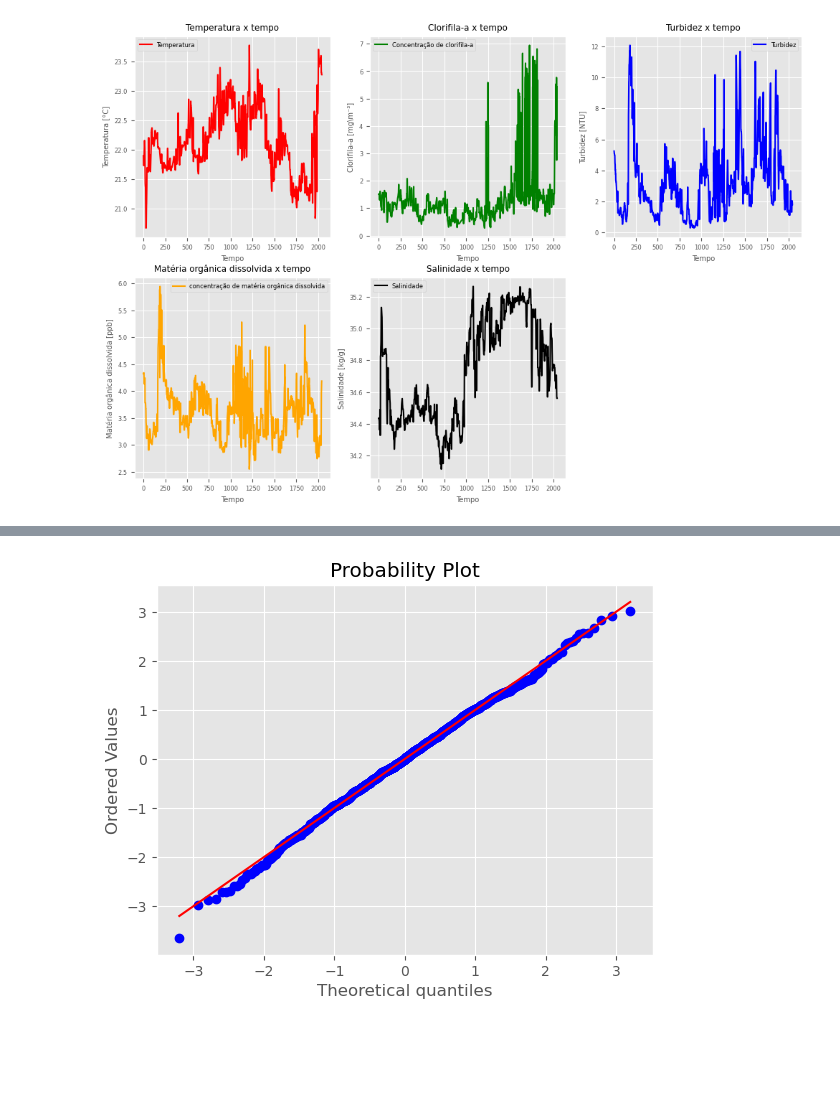
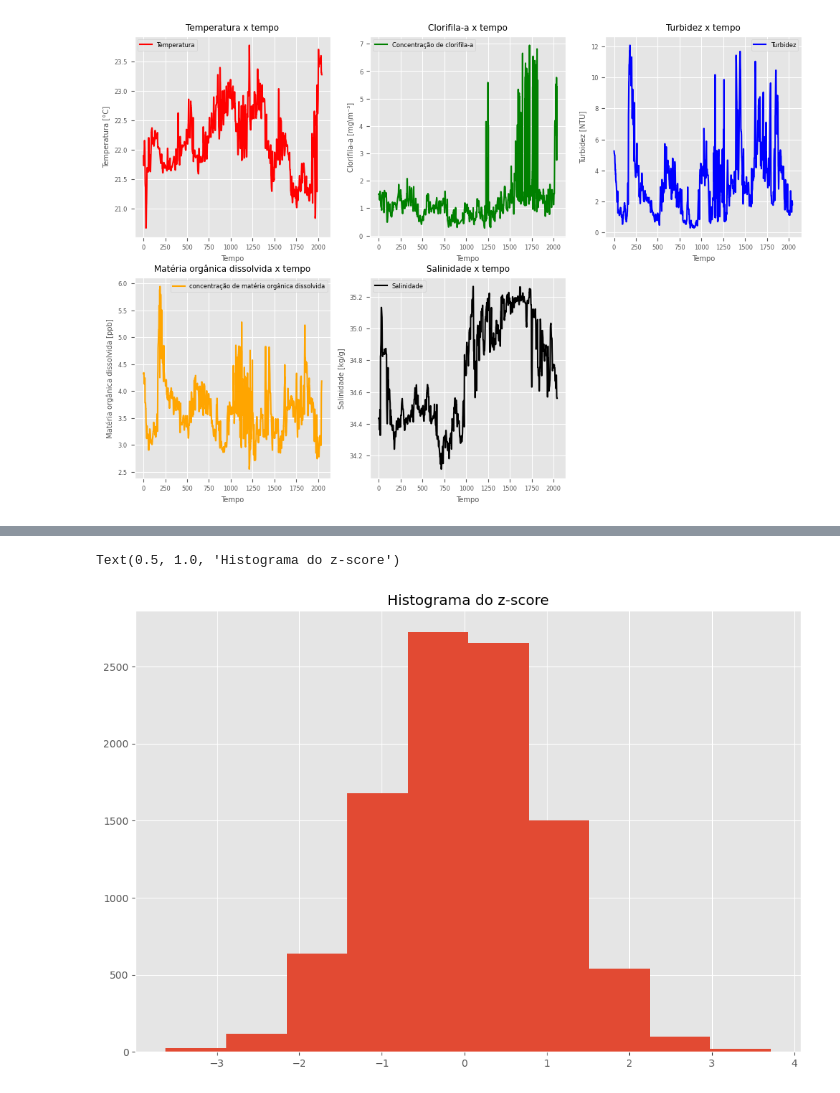
Before and after one commit to LSalimene/Analise-Series-temporais-em-oceano, a Jupyter notebook: lista1/lista1.ipynb, the cells around one changed output, grey strips where cells are left out. Drawn from its saved outputs; the diff is of its cells as text; code cells hidden in the pictures; blank space fills up the shorter version.

```diff
--- a/lista1/lista1.ipynb
+++ b/lista1/lista1.ipynb
@@ -260,8 +260,7 @@ Text(0.5, 0, 'Uniforme')
 # %%
 from scipy import stats
-temprand = np.random.normal(14.2,4.7,size=1000)
+temprand = np.random.normal(loc=14.2,scale=4.7,size=10000)
 zscores = stats.zscore(temprand)
 print(np.mean(zscores))
 print(np.std(zscores))
-plt.hist(zscores)
 # %% [output]
@@ -276,4 +269,8 @@ plt.hist(zscores)
-# %%
-probplot = stats.probplot(zscores, plot=plt)
-# %% [output]
-[figure, removed]
+# %%
+plt.figure(figsize=(12,8))
+plt.rcParams.update({'font.size': 10})
+plt.hist(zscores)
+plt.title('Histograma do z-score')
+# %% [output]
+Text(0.5, 1.0, 'Histograma do z-score')
+[figure, added]
```
Also changed, not shown: parts of 17 cells of this notebook, 10 other files.
